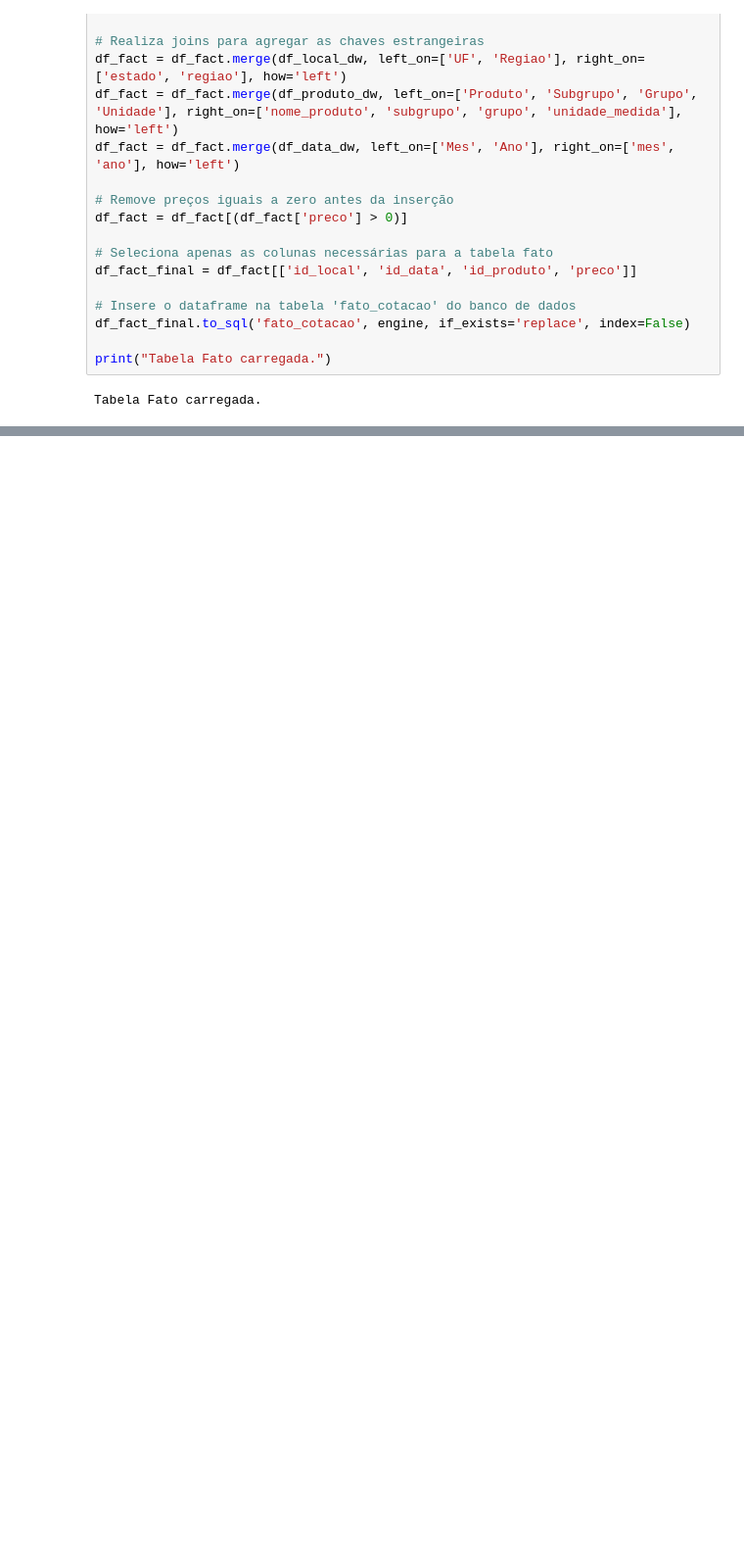
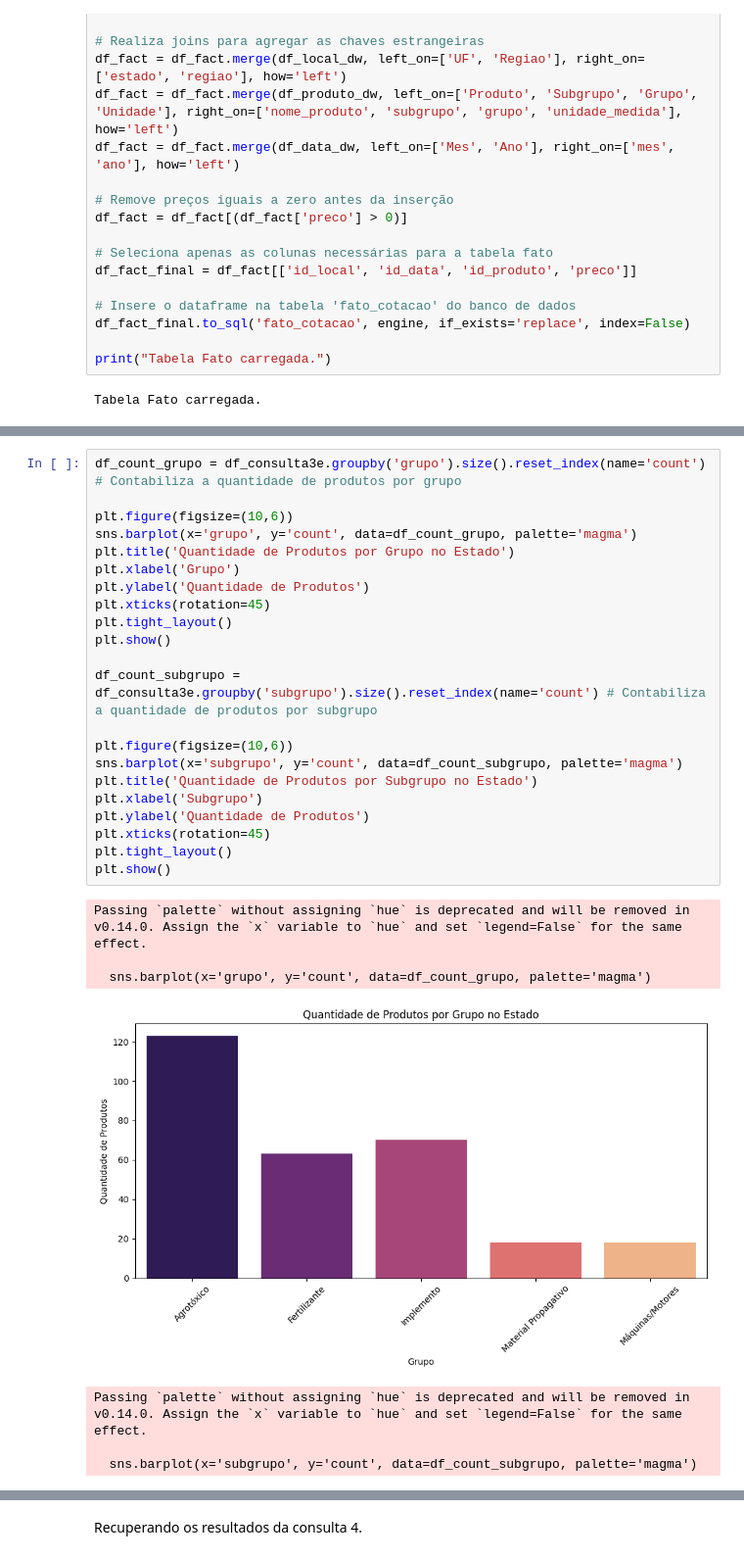
Before and after one commit to PedroGCorreia/Data-Warehouse, a Jupyter notebook: main.ipynb, the cells around one changed output, grey strips where cells are left out. Shown: that part at 98% size. Cells and saved outputs as stored; diff of their text form; blank space fills up the shorter version.

```diff
--- a/main.ipynb
+++ b/main.ipynb
@@ -418,0 +519,30 @@ Tabela Fato carregada.
+# %%
+df_count_grupo = df_consulta3e.groupby('grupo').size().reset_index(name='count') # Contabiliza a quantidade de produtos por grupo
+
+plt.figure(figsize=(10,6))
+sns.barplot(x='grupo', y='count', data=df_count_grupo, palette='magma')
+plt.title('Quantidade de Produtos por Grupo no Estado')
+plt.xlabel('Grupo')
+plt.ylabel('Quantidade de Produtos')
+plt.xticks(rotation=45)
+plt.tight_layout()
+plt.show()
+
+df_count_subgrupo = df_consulta3e.groupby('subgrupo').size().reset_index(name='count') # Contabiliza a quantidade de produtos por subgrupo
+
+plt.figure(figsize=(10,6))
+sns.barplot(x='subgrupo', y='count', data=df_count_subgrupo, palette='magma')
+plt.title('Quantidade de Produtos por Subgrupo no Estado')
+plt.xlabel('Subgrupo')
+plt.ylabel('Quantidade de Produtos')
+plt.xticks(rotation=45)
+plt.tight_layout()
+plt.show()
+# %% [output]
+Passing `palette` without assigning `hue` is deprecated and will be removed in v0.14.0. Assign the `x` variable to `hue` and set `legend=False` for the same effect.
+
+  sns.barplot(x='grupo', y='count', data=df_count_grupo, palette='magma')
+[figure, added]
+Passing `palette` without assigning `hue` is deprecated and will be removed in v0.14.0. Assign the `x` variable to `hue` and set `legend=False` for the same effect.
+
+  sns.barplot(x='subgrupo', y='count', data=df_count_subgrupo, palette='magma')
@@ -418,0 +550,2 @@ Tabela Fato carregada.
+# %% [markdown]
+Recuperando os resultados da consulta 4.
```
Also changed, not shown: parts of 22 cells of this notebook.
